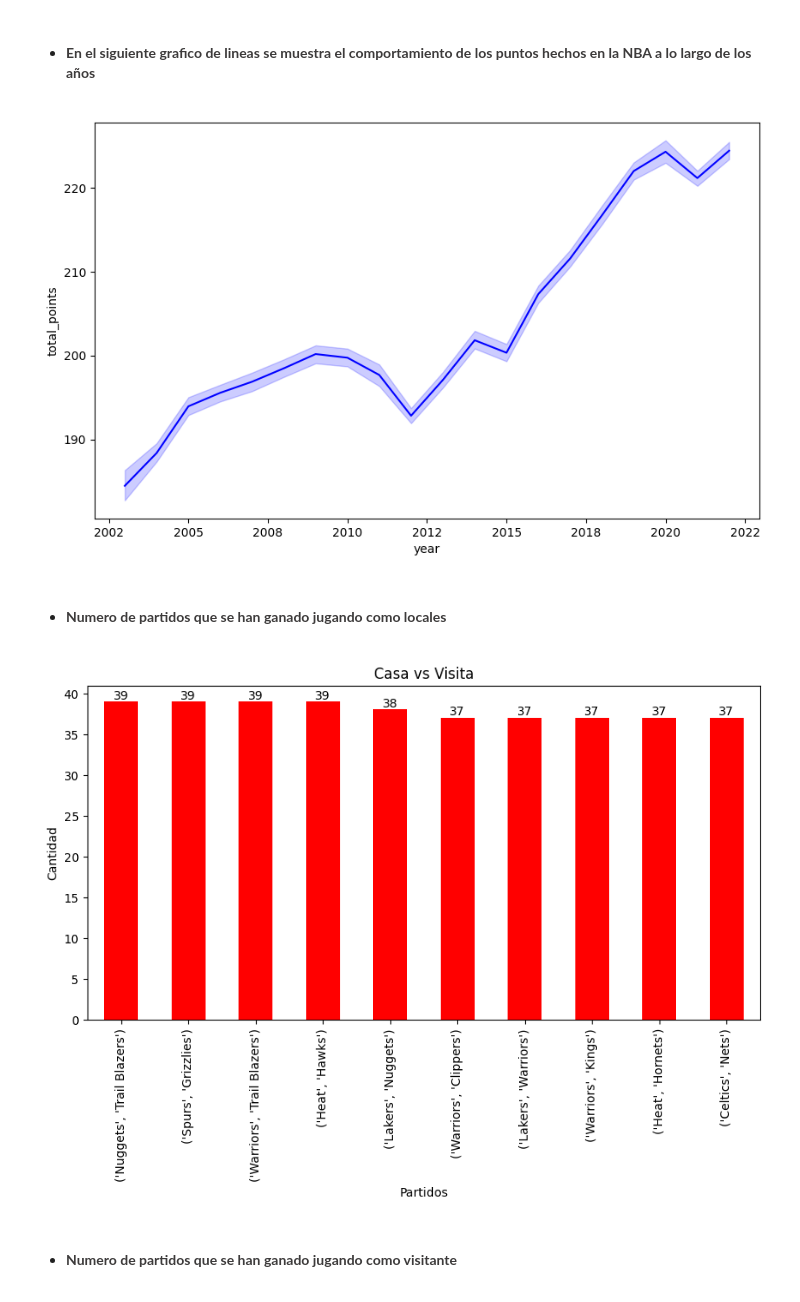
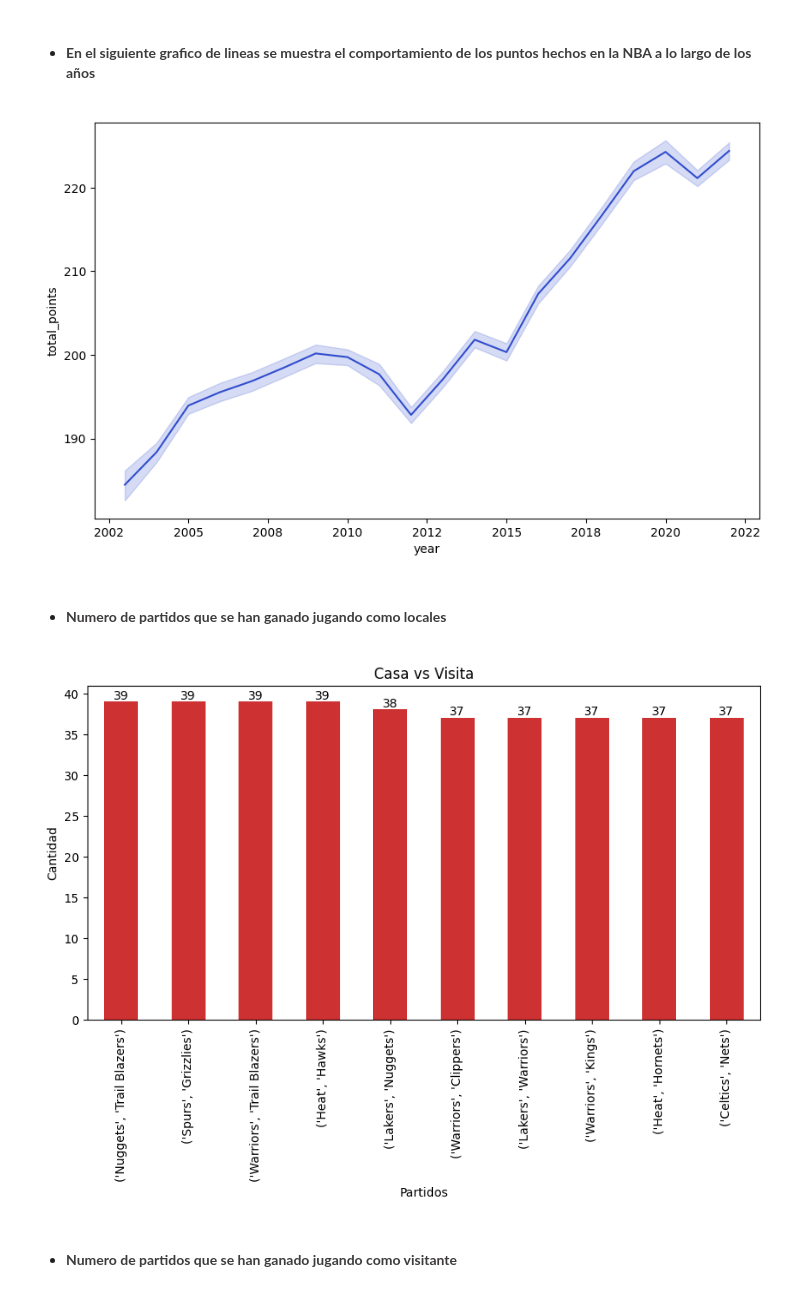
Before and after one commit to GabrielCastro1221/Analisis_de_datos_NBA_Jupyter_notebook, a Jupyter notebook: ProyectoDS_Gabriel_Castro_Ramirez.ipynb, the cells around one changed output. Drawn from its saved outputs; the diff is of its cells as text; code cells hidden in the pictures.

```diff
--- a/ProyectoDS_Gabriel_Castro_Ramirez.ipynb
+++ b/ProyectoDS_Gabriel_Castro_Ramirez.ipynb
@@ -393,7 +385,7 @@ Name: total_points, dtype: float64
 # %%
 plt.figure(figsize=(10,6))
 
-ax= sns.lineplot(data=juegos_NBA, x="year", y="total_points", color="blue")
+ax= sns.lineplot(data=juegos_NBA, x="year", y="total_points", color="#314DCD")
 
 def format_xlabels(value, pos):
     return str(int(round(value)))
@@ -402,24 +394,24 @@ ax.xaxis.set_major_formatter(plt.FuncFormatter(format_xlabels))
 
 plt.show()
 # %% [output]
-[figure, old version]
+[figure, new version]
 # %% [markdown]
 + <h4 style="font-weight: bold; color: #3D3B3B;">Numero de partidos que se han ganado jugando como locales</h4>
 # %%
 x = victoria_local[["nickname_home", "nickname_away"]].value_counts()
 
-ax= x[:10].plot(kind="bar", figsize=[10,5], color="red")
+ax= x[:10].plot(kind="bar", figsize=[10,5], color="#CD3131")
 ax.set_title("Casa vs Visita")
 ax.set_xlabel("Partidos")
 ax.set_ylabel("Cantidad")
 ax.set_xticklabels(x.index[:10], rotation=90)
 
 for p in ax.patches:
     ax.annotate(f'{p.get_height()}', (p.get_x() + p.get_width()/2, p.get_height()), ha='center', va='bottom')
 
 plt.show()
 # %% [output]
-[figure, old version]
+[figure, new version]
 # %% [markdown]
 + <h4 style="font-weight: bold; color: #3D3B3B;">Numero de partidos que se han ganado jugando como visitante</h4>
 # %%
```
Also changed, not shown: parts of 8 cells of this notebook.
